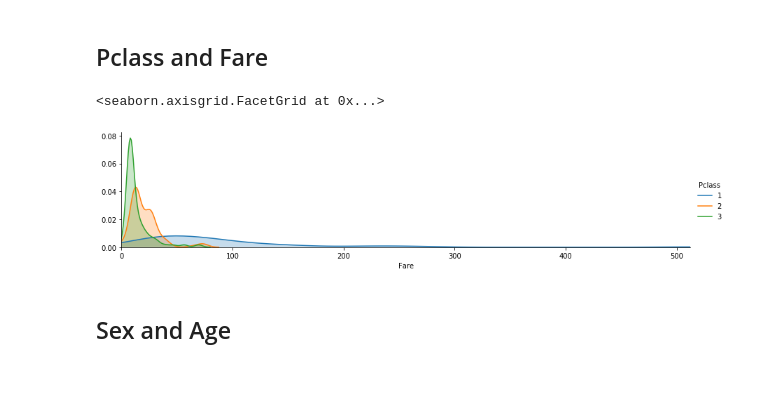
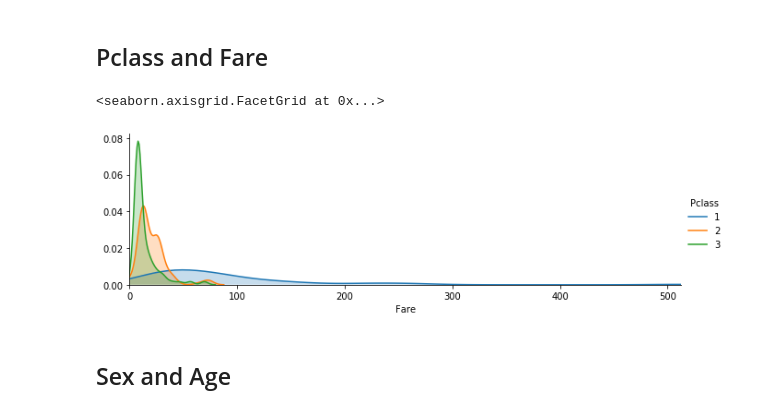
Before and after one commit to predora005/kaggle-practice, a Jupyter notebook: titanic/titanic.ipynb, the cells around one changed output. Saved outputs shown, nothing was run; the diff lists cells and outputs as text; code cells hidden in the pictures; blank space fills up the shorter version.

```diff
--- a/titanic/titanic.ipynb
+++ b/titanic/titanic.ipynb
@@ -297,14 +311,14 @@ grid.add_legend()
 # %% [markdown]
 ## Pclass and Fare
 # %%
-grid = sns.FacetGrid(train_data, hue="Pclass",aspect=4)
+grid = sns.FacetGrid(train_data, hue="Pclass", height=3, aspect=3)
 grid.map(sns.kdeplot,'Fare',shade= True)
 max_fare = train_data['Fare'].max()
 grid.set(xlim=(0, max_fare))
 grid.add_legend()
 # %% [output]
 <seaborn.axisgrid.FacetGrid at 0x...>
-[figure, old version]
+[figure, new version]
 # %% [markdown]
 ## Sex and Age
 # %%
```
Also changed, not shown: parts of 13 cells of this notebook.
